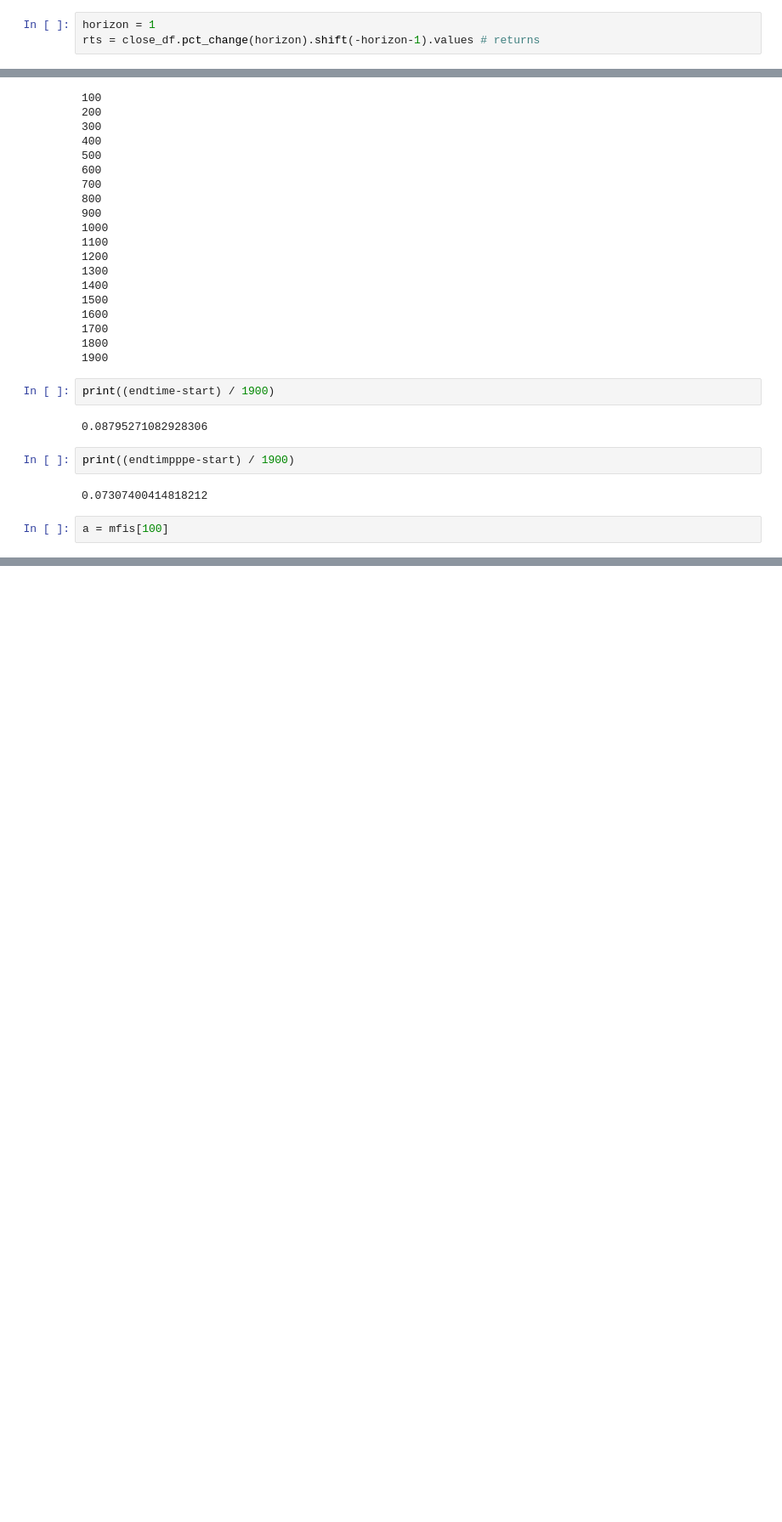
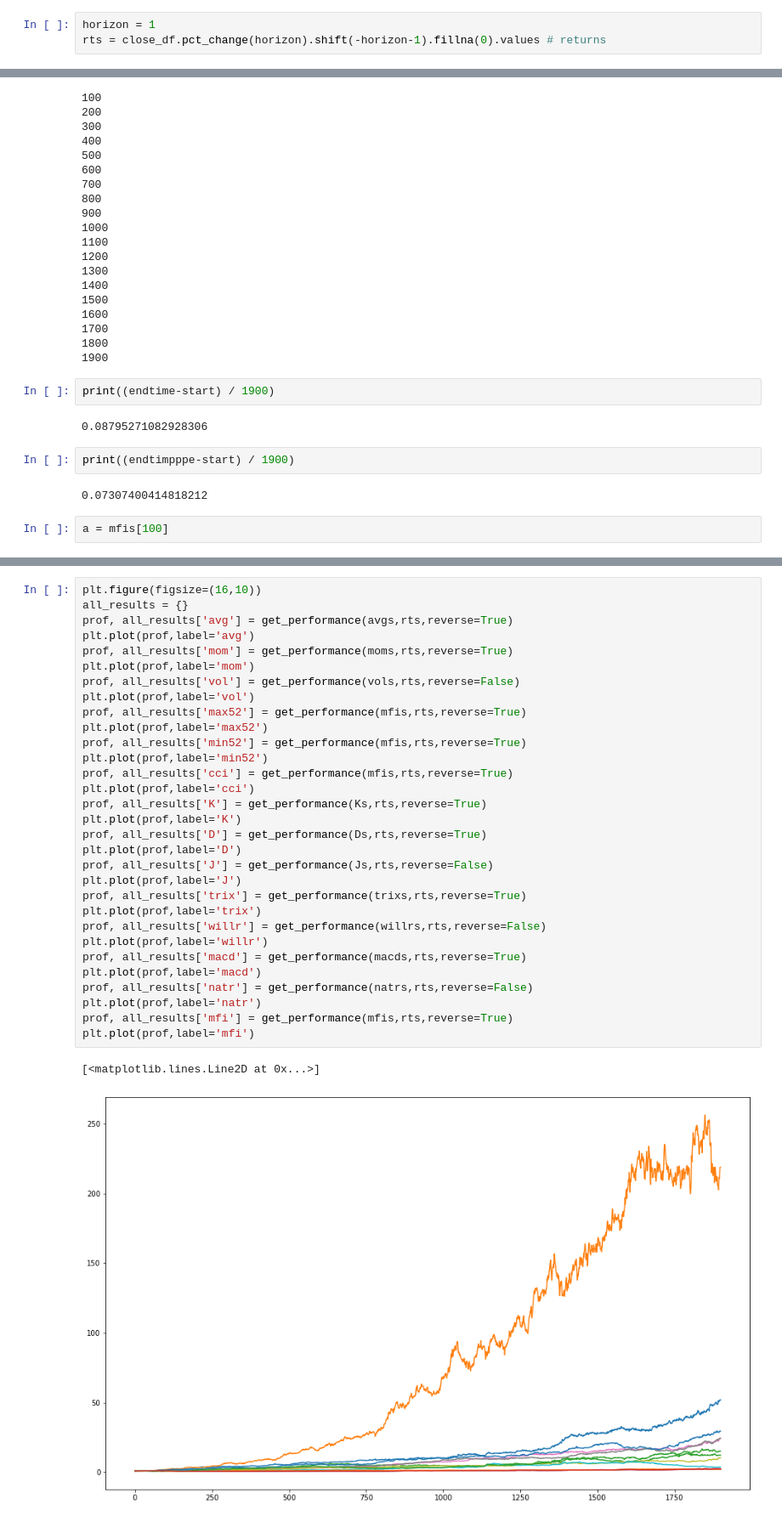
Before and after one commit to VoidFly/JKQ, a Jupyter notebook: single_test.ipynb, the cells around one changed output, grey strips where cells are left out. Shown: that part at 85% size. Cells and saved outputs as stored; diff of their text form; blank space fills up the shorter version.

```diff
--- a/single_test.ipynb
+++ b/single_test.ipynb
@@ -31,7 +32,7 @@ closes = close_df.values
 volumes = volume_df.values
 # %%
 horizon = 1
-rts = close_df.pct_change(horizon).shift(-horizon-1).values # returns
+rts = close_df.pct_change(horizon).shift(-horizon-1).fillna(0).values # returns
 # %%
 a = np.empty((0,351))
 # %%
@@ -159,3 +191,37 @@ array([ 55.41526749,  45.71773221,  49.34515863,  47.36161277,
+# %%
+plt.figure(figsize=(16,10))
+all_results = {}
+prof, all_results['avg'] = get_performance(avgs,rts,reverse=True)
+plt.plot(prof,label='avg')
+prof, all_results['mom'] = get_performance(moms,rts,reverse=True)
+plt.plot(prof,label='mom')
+prof, all_results['vol'] = get_performance(vols,rts,reverse=False)
+plt.plot(prof,label='vol')
+prof, all_results['max52'] = get_performance(mfis,rts,reverse=True)
+plt.plot(prof,label='max52')
+prof, all_results['min52'] = get_performance(mfis,rts,reverse=True)
+plt.plot(prof,label='min52')
+prof, all_results['cci'] = get_performance(mfis,rts,reverse=True)
+plt.plot(prof,label='cci')
+prof, all_results['K'] = get_performance(Ks,rts,reverse=True)
+plt.plot(prof,label='K')
+prof, all_results['D'] = get_performance(Ds,rts,reverse=True)
+plt.plot(prof,label='D')
+prof, all_results['J'] = get_performance(Js,rts,reverse=False)
+plt.plot(prof,label='J')
+prof, all_results['trix'] = get_performance(trixs,rts,reverse=True)
+plt.plot(prof,label='trix')
+prof, all_results['willr'] = get_performance(willrs,rts,reverse=False)
+plt.plot(prof,label='willr')
+prof, all_results['macd'] = get_performance(macds,rts,reverse=True)
+plt.plot(prof,label='macd')
+prof, all_results['natr'] = get_performance(natrs,rts,reverse=False)
+plt.plot(prof,label='natr')
+prof, all_results['mfi'] = get_performance(mfis,rts,reverse=True)
+plt.plot(prof,label='mfi')
+# %% [output]
+[<matplotlib.lines.Line2D at 0x...>]
+[figure, added]
 # %%
 # given factors and returns, output test results.
 profits = []
```
Also changed, not shown: parts of 8 cells of this notebook.
